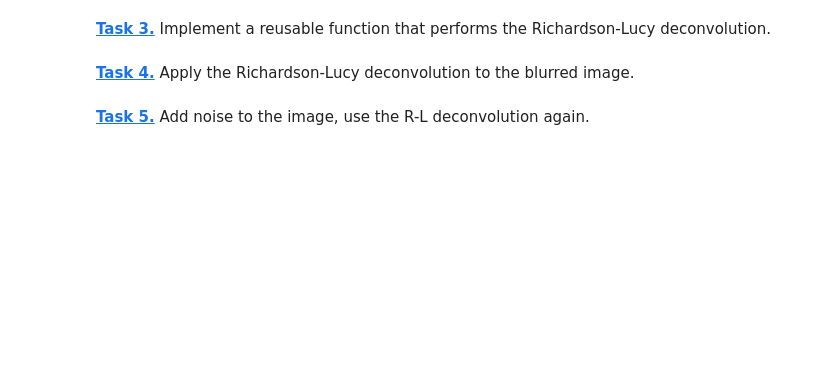
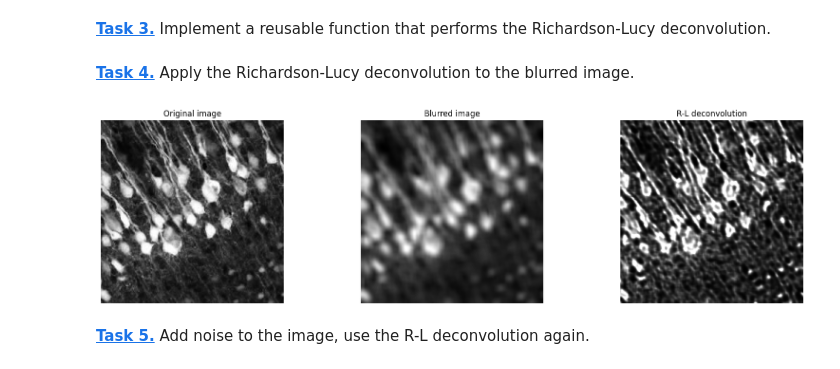
Before and after one commit to grosserC/mobi-fs5-python, a Jupyter notebook: deconvolution.ipynb, the cells around one changed output. Cells and saved outputs as stored; diff of their text form; code cells hidden in the pictures; blank space fills up the shorter version.

```diff
--- a/deconvolution.ipynb
+++ b/deconvolution.ipynb
@@ -47,20 +58,40 @@ def richardson_lucy_deconvolution(image, psf, n_iterations):
+# %%
+def r_l_deconvolution(img, psf, n_iterations):
+    img_deconv = np.full(img.shape, 0.5)
+    h = img_deconv
+
+    g = img
+
+    p = psf
+
+    p_star = np.flip(p)
+
+    for i in range (n_iterations):
+        h = h*(conv((g / (conv(h, p, mode = "same", boundary = "symm")+1e-10)), p_star, mode = "same", boundary = "symm"))
+
+    h = h.clip(0,1)
+    return h
 # %% [markdown]
 **[Task 4.]()** Apply the Richardson-Lucy deconvolution to the blurred image.
+# %%
+deconv_img = r_l_deconvolution(img, gpsf, 20)
 # %%
 plt.figure(figsize=(20,5))
 plt.subplot(1, 3, 1)
 plt.axis('off')
 plt.imshow(img, 'gray')
 plt.title('Original image')
 plt.subplot(1, 3, 2)
 plt.axis('off')
-plt.imshow(img_psf, 'gray')
+plt.imshow(img_PSFU, 'gray')
 plt.title('Blurred image')
 plt.subplot(1, 3, 3)
 plt.axis('off')
 plt.imshow(deconv_img, 'gray')
 plt.title('R-L deconvolution')
 plt.show()
+# %% [output]
+[figure, added]
 # %% [markdown]
 **[Task 5.]()** Add noise to the image, use the R-L deconvolution again.
 # %%
```
Also changed, not shown: parts of 9 cells of this notebook.
